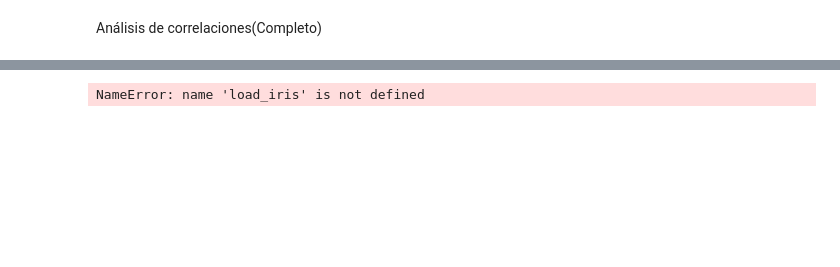
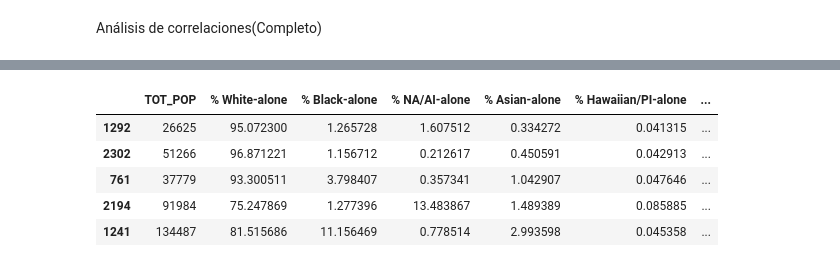
Before and after one commit to 4GeeksAcademy/Reg_Lineal_Reg, a Jupyter notebook: src/explore.ipynb, the cells around one changed output, grey strips where cells are left out. Saved outputs shown, nothing was run; the diff lists cells and outputs as text; code cells hidden in the pictures; blank space fills up the shorter version.

```diff
--- a/src/explore.ipynb
+++ b/src/explore.ipynb
@@ -145,21 +178,19 @@ Análisis de correlaciones(Completo)
 # %%
-fig, axis = plt.subplots(figsize = (10, 7))
+from sklearn.model_selection import train_test_split
 
-sns.heatmap(total_data[["TOT_POP", "% White-alone", " % Black-alone", " % NA/AI-alone", "% Asian-alone", "% Hawaiian/PI-alone", "% Two or more races", "Bachelor's degree or higher 2014-18", "Total Hospitals (2019)", "Population Aged 60+", "STATE_FIPS", "anycondition_number", "CKD_prevalence"]].corr(), annot = True, fmt = ".2f")
+num_variables = ["TOT_POP", "% White-alone", "% Black-alone", "% NA/AI-alone", "% Asian-alone", "% Hawaiian/PI-alone", "% Two or more races", "Bachelor's degree or higher 2014-18", "Population Aged 60+", "STATE_FIPS", "anycondition_number", "CKD_prevalence"]
 
-plt.tight_layout()
+# Dividimos el conjunto de datos en muestras de train y test
+X = total_data.drop("Total Hospitals (2019)", axis = 1)[num_variables]
+y = total_data["Total Hospitals (2019)"]
 
-plt.show()
+X_train, X_test, y_train, y_test = train_test_split(X, y, test_size = 0.2, random_state = 42)
+
+X_train.head()
+# %% [output]
+|  | TOT_POP | % White-alone | % Black-alone | % NA/AI-alone | % Asian-alone | % Hawaiian/PI-alone | ... |
+| 1292 | 26625 | 95.072300 | 1.265728 | 1.607512 | 0.334272 | 0.041315 | ... |
+| 2302 | 51266 | 96.871221 | 1.156712 | 0.212617 | 0.450591 | 0.042913 | ... |
+| 761 | 37779 | 93.300511 | 3.798407 | 0.357341 | 1.042907 | 0.047646 | ... |
+| 2194 | 91984 | 75.247869 | 1.277396 | 13.483867 | 1.489389 | 0.085885 | ... |
+| 1241 | 134487 | 81.515686 | 11.156469 | 0.778514 | 2.993598 | 0.045358 | ... |
-# %%
-from sklearn.decomposition import PCA
-
-
-iris = load_iris()
-X = iris.data
-y = iris.target
-
-# Crear un objeto PCA y ajustarlo a los datos
-pca = PCA(n_components = 2)
-X_pca = pca.fit_transform(X)
-# %% [output]
-NameError: name 'load_iris' is not defined
```
Also changed, not shown: parts of 22 cells of this notebook, 4 other files.
